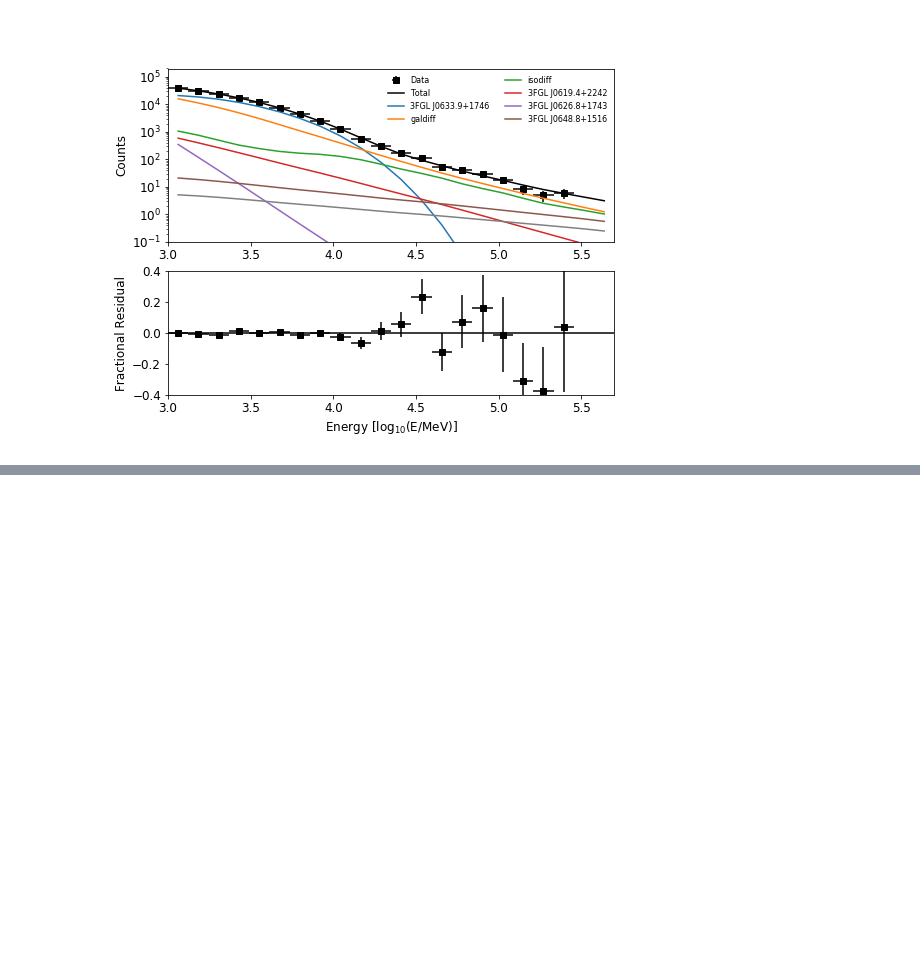
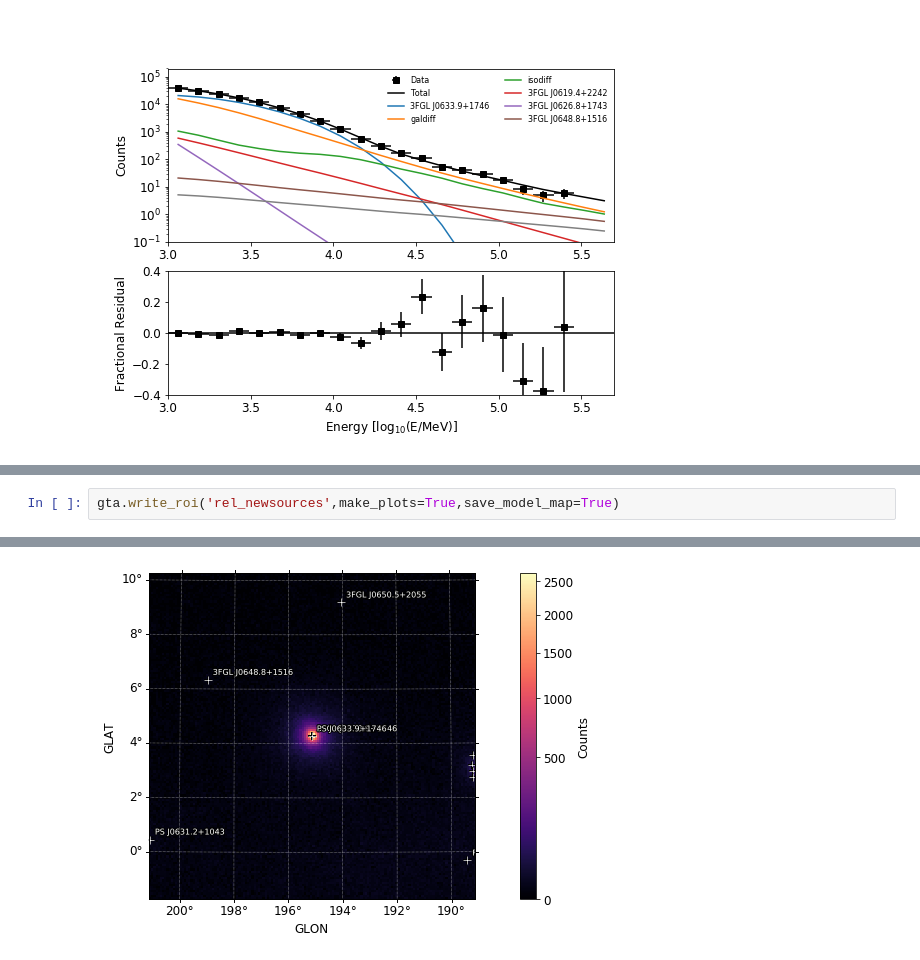
Before and after one commit to fermiPy/fermipy-extra, a Jupyter notebook: notebooks/phase_analysis.ipynb, the cells around one changed output, grey strips where cells are left out. Drawn from its saved outputs; the diff is of its cells as text; blank space fills up the shorter version.

```diff
--- a/notebooks/phase_analysis.ipynb
+++ b/notebooks/phase_analysis.ipynb
@@ -395,0 +455,3 @@ Fitting shape 3FGL J0648.1+1606 TS:     35.525
+# %%
+gta.write_roi('rel_newsources',make_plots=True,save_model_map=True)
+# %% [output]
@@ -395,0 +464 @@ Fitting shape 3FGL J0648.1+1606 TS:     35.525
+[figure, added]
```
Also changed, not shown: parts of 33 cells of this notebook.
